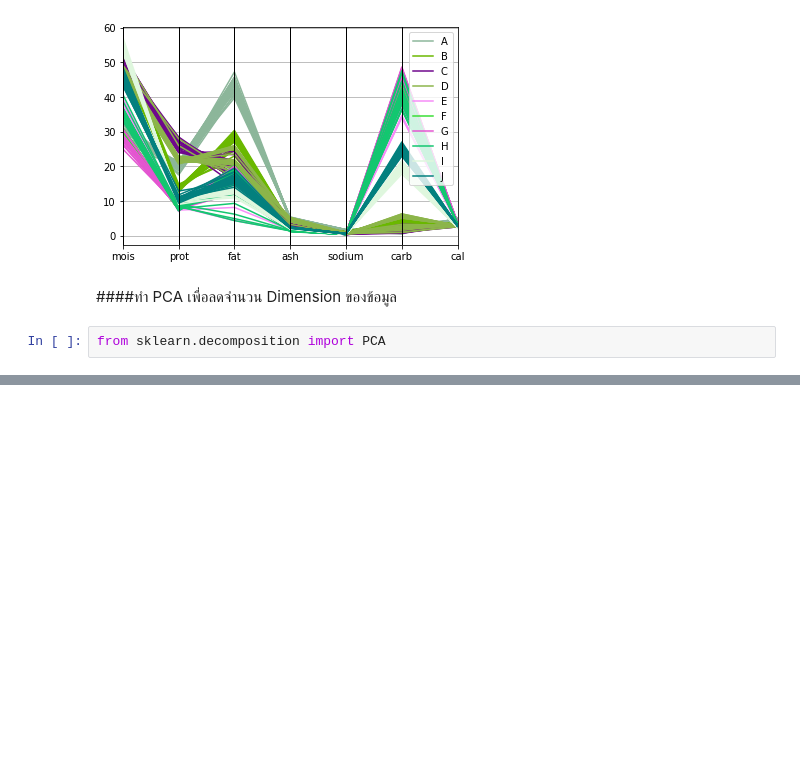
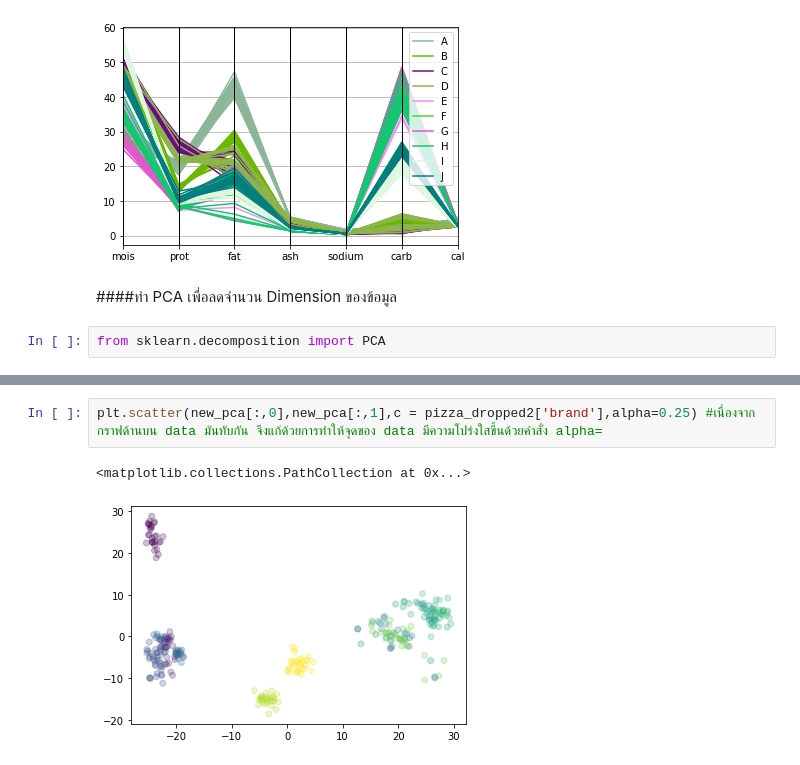
Before and after one commit to sskboonmee/multivariate, a Jupyter notebook: Exam01.ipynb, the cells around one changed output, grey strips where cells are left out. Drawn from its saved outputs; the diff is of its cells as text; blank space fills up the shorter version.

```diff
--- a/Exam01.ipynb
+++ b/Exam01.ipynb
@@ -167,0 +250,5 @@ from sklearn.decomposition import PCA
+# %%
+plt.scatter(new_pca[:,0],new_pca[:,1],c = pizza_dropped2['brand'],alpha=0.25) #เนื่องจากกราฟด้านบน data มันทับกัน จึงแก้ด้วยการทำให้จุดของ data มีความโปร่งใสขึ้นด้วยคำสั่ง alpha=
+# %% [output]
+<matplotlib.collections.PathCollection at 0x...>
+[figure, added]
```
Also changed, not shown: parts of 18 cells of this notebook.
